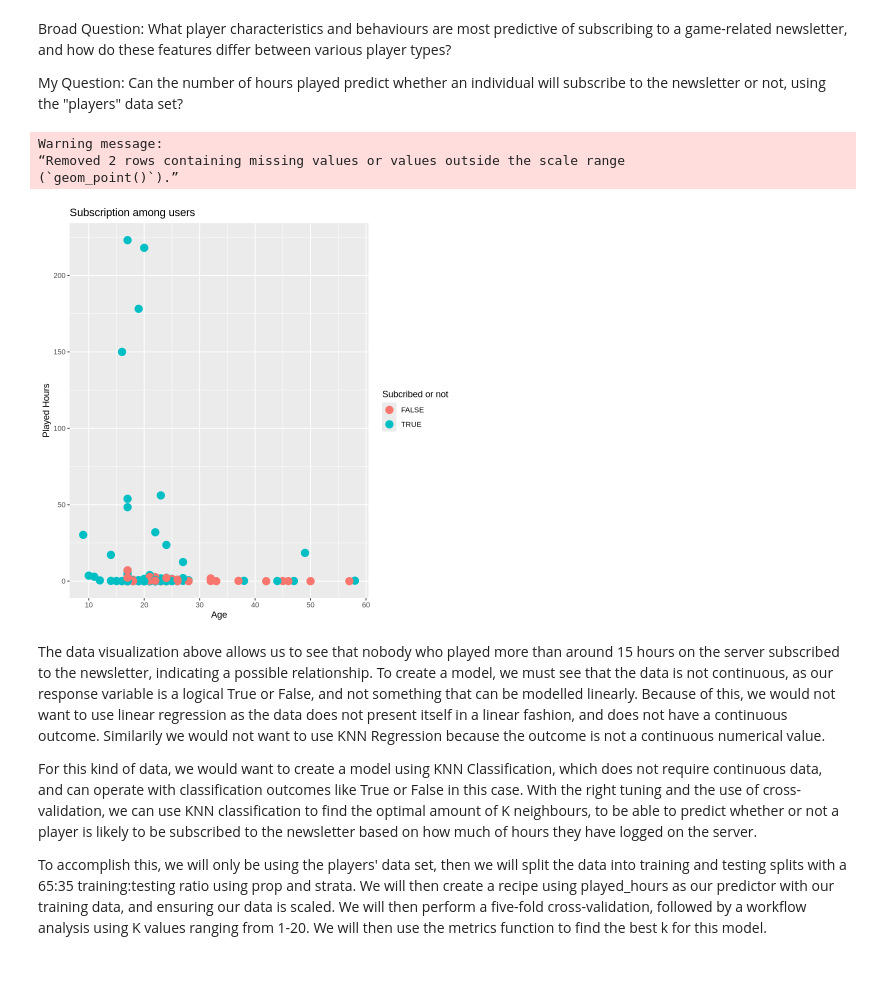
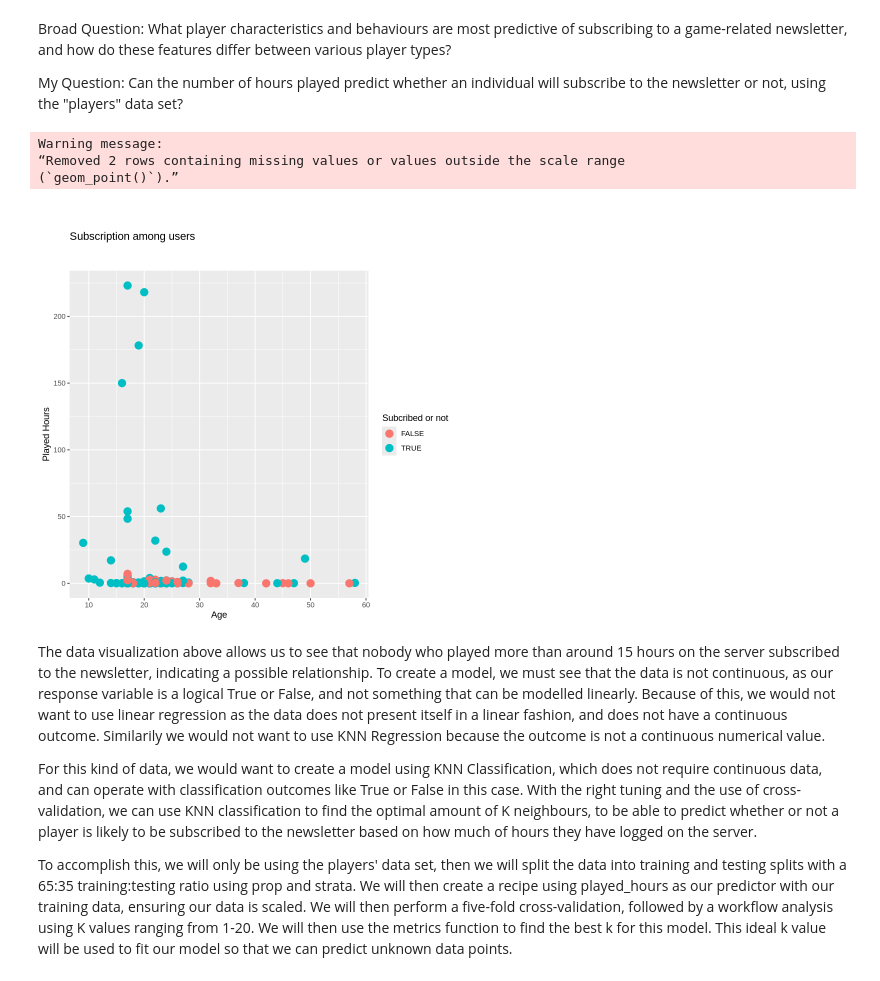
Before and after one commit to jmarikar/DSCI-Project, a Jupyter notebook: Project.ipynb, the cells around one changed output. Drawn from its saved outputs; the diff is of its cells as text; code cells hidden in the pictures.

Commit message:
Resolved title error formatting

```diff
--- a/Project.ipynb
+++ b/Project.ipynb
@@ -147,18 +147,22 @@ My Question: Can the number of hours played predict whether an individual will s
 # %%
 ggplot(players, na.rm = TRUE, aes(x = Age, y = played_hours, color = subscribe)) +
   geom_point( size = 4) +
   labs(
-    title = "Subscription among users ",
+    title = "
+
+Subscription among users
+
+",
     x = "Age",
     y = "Played Hours", color = "Subcribed or not")
 # %% [output]
 Warning message:
 “Removed 2 rows containing missing values or values outside the scale range
 (`geom_point()`).”
-[figure, old version]
+[figure, new version]
 # %% [markdown]
 The data visualization above allows us to see that nobody who played more than around 15 hours on the server subscribed to the newsletter, indicating a possible relationship. To create a model, we must see that the data is not continuous, as our response variable is a logical True or False, and not something that can be modelled linearly. Because of this, we would not want to use linear regression as the data does not present itself in a linear fashion, and does not have a continuous outcome. Similarily we would not want to use KNN Regression because the outcome is not a continuous numerical value.
 
 For this kind of data, we would want to create a model using KNN Classification, which does not require continuous data, and can operate with classification outcomes like True or False in this case. With the right tuning and the use of cross-validation, we can use KNN classification to find the optimal amount of K neighbours, to be able to predict whether or not a player is likely to be subscribed to the newsletter based on how much of hours they have logged on the server.
 
-To accomplish this, we will only be using the players' data set, then we will split the data into training and testing splits with a 65:35 training:testing ratio using prop and strata. We will then create a recipe using played_hours as our predictor with our training data, and ensuring our data is scaled. We will then perform a five-fold cross-validation, followed by a workflow analysis using K values ranging from 1-20. We will then use the metrics function to find the best k for this model.
+To accomplish this, we will only be using the players' data set, then we will split the data into training and testing splits with a 65:35 training:testing ratio using prop and strata. We will then create a recipe using played_hours as our predictor with our training data, ensuring our data is scaled. We will then perform a five-fold cross-validation, followed by a workflow analysis using K values ranging from 1-20. We will then use the metrics function to find the best k for this model. This ideal k value will be used to fit our model so that we can predict unknown data points.
```
